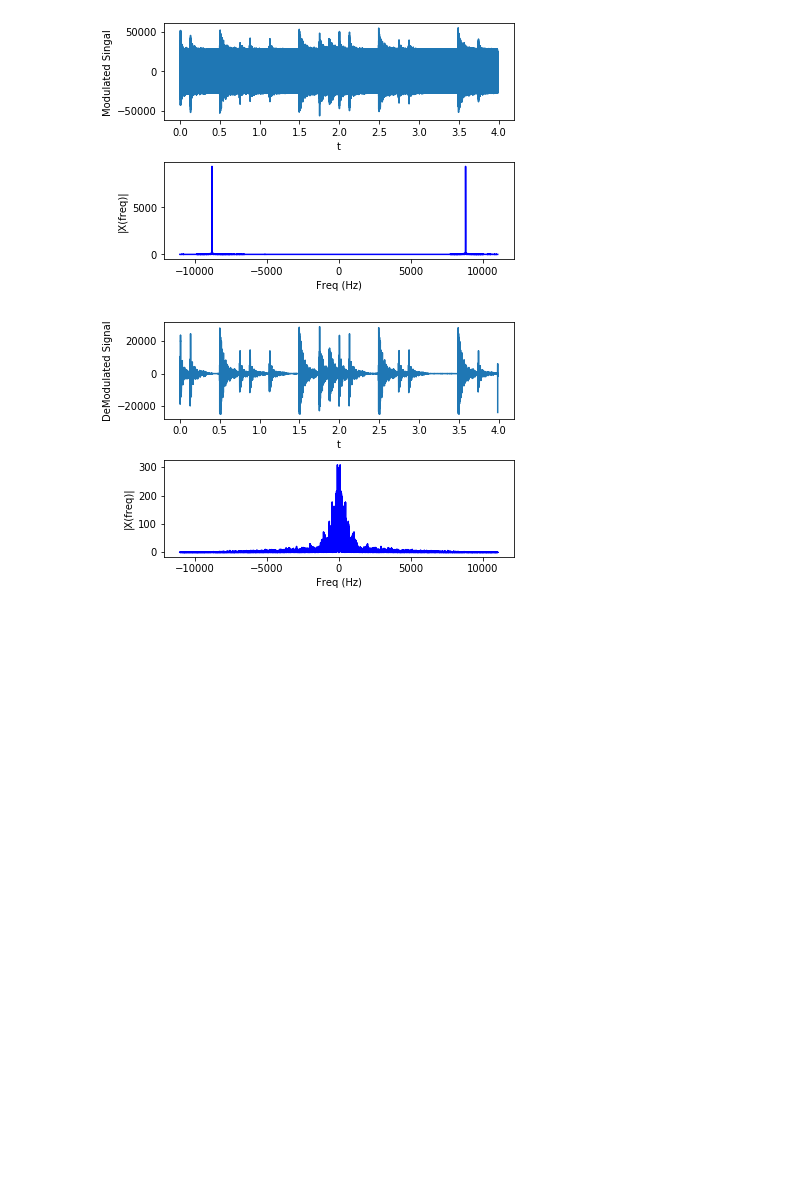
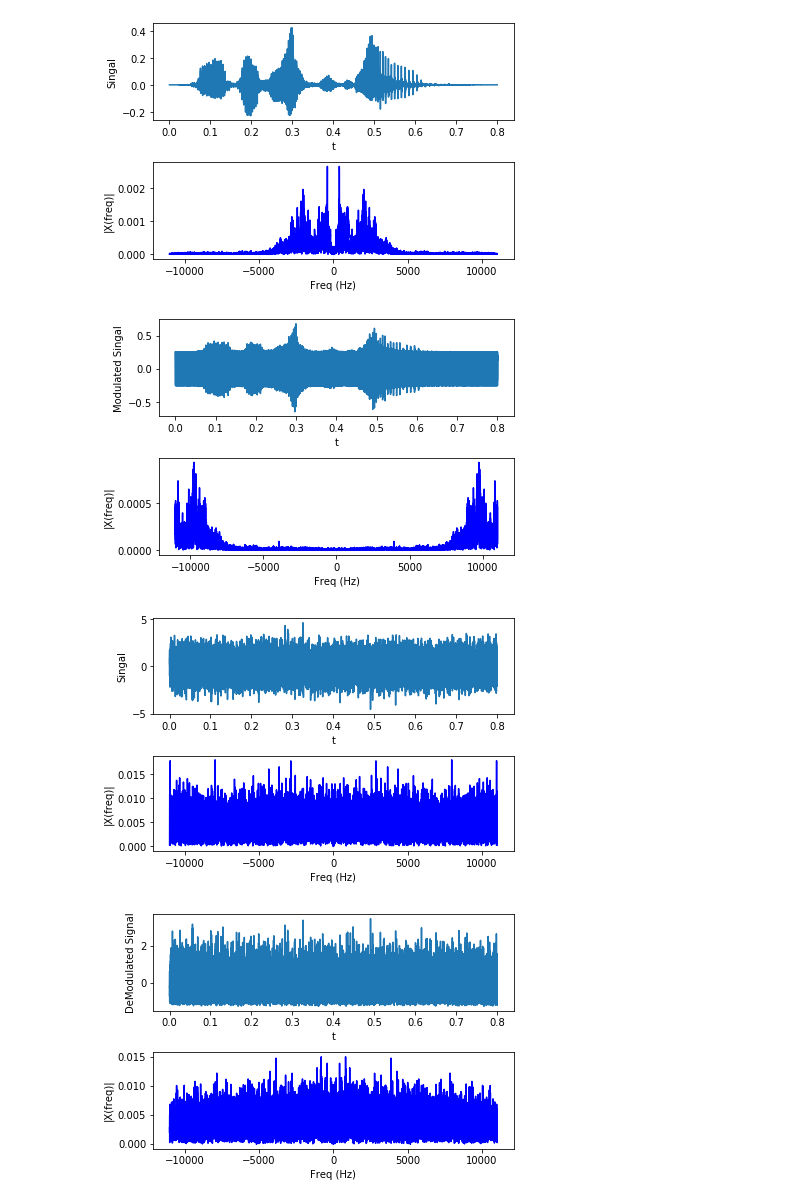
Before and after one commit to AhmedMahmoud98/Signals-Modulation, a Jupyter notebook: Modulation.ipynb, the cells around one changed output. Cells and saved outputs as stored; diff of their text form; code cells hidden in the pictures; blank space fills up the shorter version.

```diff
--- a/Modulation.ipynb
+++ b/Modulation.ipynb
@@ -3,6 +3,8 @@ import numpy as np
 import matplotlib.pyplot as plt
 from scipy import fft, arange
 from scipy.io import wavfile
+import soundfile as sf
+import sounddevice as sd
 from scipy.signal import hilbert, chirp
 from pydub import AudioSegment
 from pydub.playback import play
@@ -31,7 +33,7 @@ def frequency_sepectrum(x, sf):
 
 
 def time_freq_domain(sr, audio_signal, Signal_Name):
-    t = np.arange(len(audio_signal)) / float(sr)
+    t = np.arange(0, len(audio_signal)/sr , 1/sr)
 
     plt.figure()
     plt.subplot(2, 1, 1)
@@ -58,8 +60,9 @@ def modulation(audio_message, sr):
     min_Peak = np.min(audio_message)
     modulation_index = 0.9
     Ac = abs(min_Peak) / modulation_index
-    fc = 100*88
-    carrier = np.cos(6.28* fc * t)
+    fc = 100 * 1000
+    t = np.arange(0, len(audio_message)/sr , 1/sr)
+    carrier = np.cos(2 * np.pi * fc * t)
     modulated_signal = (Ac + audio_message) * carrier
     time_freq_domain(sr, modulated_signal, "Modulated Singal")
     return modulated_signal
@@ -67,24 +70,34 @@ def modulation(audio_message, sr):
 def demodulation(modulated_signal, sr):
     envelop_detected = abs(hilbert(modulated_signal))
     demodulated_signal = envelop_detected - np.mean(envelop_detected)
-    time_freq_domain(sr, demodulated_singal, "DeModulated Signal")
+    time_freq_domain(sr, demodulated_signal, "DeModulated Signal")
     return demodulated_signal
 # %%
 #Read The Image
-sr, audio_message = wavfile.read('./Desktop/Ya.wav')
+audio_message, sr = sf.read('./maybe-next-time.wav')
 audio_message = audio_message[:, 0]
+
+sd.play(audio_message, sr)
+status = sd.wait()
+time_freq_domain(sr, audio_message, "Singal")
 
 #Modulation
 MS = modulation(audio_message, sr)
 
 #Add Noise
-noisy_modulated_signal = modulated_signal + np.random.normal(0, 1, modulated_signal.shape)
+noisy_modulated_signal = MS + np.random.normal(0, 1, MS.shape)
 
+time_freq_domain(sr,noisy_modulated_signal , "Singal")
 #Demodulation
 DMS = demodulation(noisy_modulated_signal, sr)
 
+sd.play(DMS, sr)
+status = sd.wait()
+
 #Save File
-wavfile.write('./D.wav', sr , DMS)
+wavfile.write('H.wav', sr , DMS)
 # %% [output]
-[figure, old version]
+[figure, new version]
-[figure, old version]
+[figure, new version]
+[figure, added]
+[figure, added]
```
Also changed, not shown: 1 other file.
